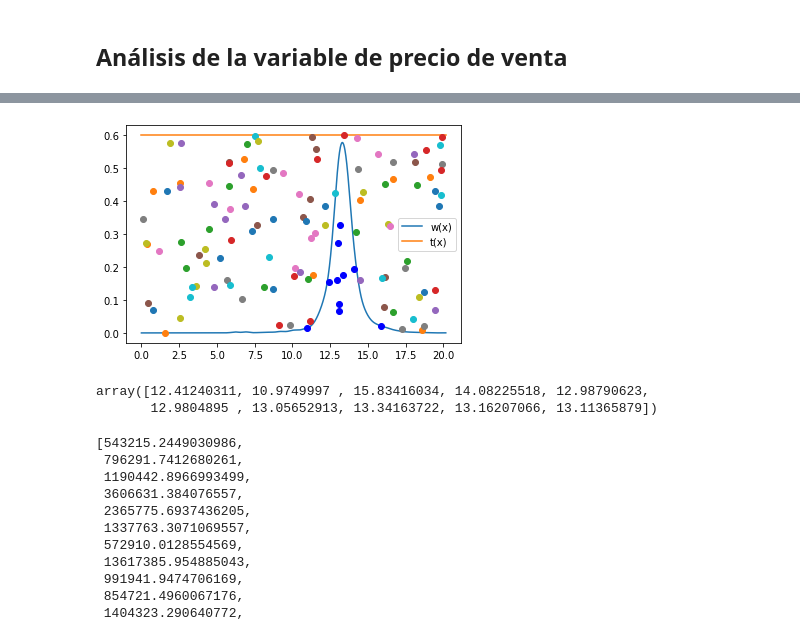
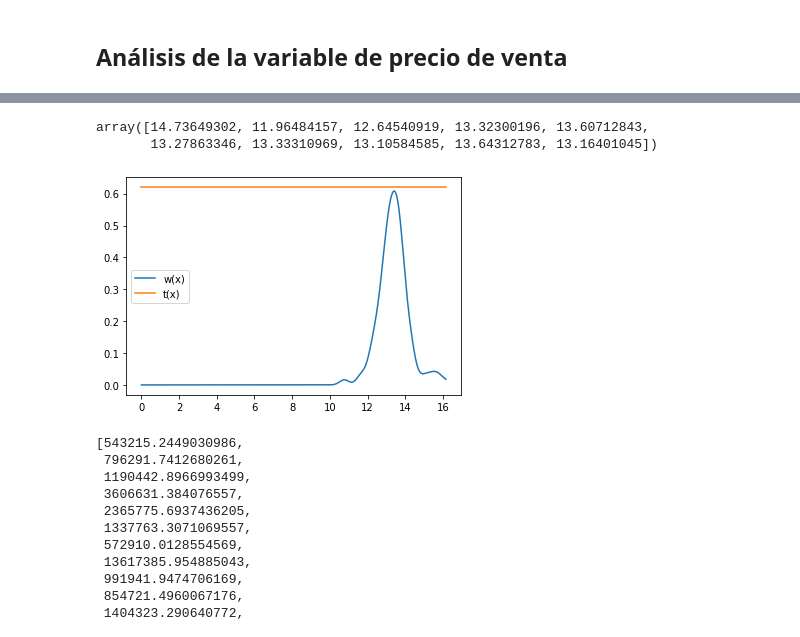
Before and after one commit to danielperhez/Proyecto_PRivera_CPerez, a Jupyter notebook: Proyecto_PRivera_CPerez.ipynb, the cells around one changed output, grey strips where cells are left out. Cells and saved outputs as stored; diff of their text form; code cells hidden in the pictures.

```diff
--- a/Proyecto_PRivera_CPerez.ipynb
+++ b/Proyecto_PRivera_CPerez.ipynb
@@ -177,6 +177,7 @@ data
 v1_data_df = data[['SALE PRICE']]
 v1_data_df = v1_data_df.replace(['0', '1', '10', '100'], np.nan).dropna()
 v1_data_df = v1_data_df.sort_values(by = 'SALE PRICE')
+v1_data_df = v1_data_df.sample(n = 200)
 v1_data_df
 # %% [output]
 |  | SALE PRICE |
@@ -221,5 +232,5 @@ plt.legend(loc = 'best')
 # %%
-y, x, _ = plt.hist(var, bins = 30, density = True, label = 'Datos')
+y, x, _ = plt.hist(v1_data, bins = 30, density = True, label = 'Datos')
 x = x[1:]
 plt.legend(loc = 'best')
 # %% [output]
@@ -305,6 +438,6 @@ def kde_statsmodels_m(x, x_grid, bandwidth=0.2, **kwargs):
                           var_type='c', **kwargs)
     return lambda x: kde.pdf([x]) # Nos regresa la función pdf
 # %%
-xx = np.linspace(0, np.amax(var), 1000)
-f = kde_statsmodels_m(var, xx)
+xx = np.linspace(0, np.amax(v1_data), 1000)
+f = kde_statsmodels_m(v1_data, xx)
 # %%
@@ -379,21 +553,21 @@ def Acep_rechazo_Bestr(N:'número de aleatorias a generar',
 # %%
 #max_f = f(optimize.fmin(lambda x: -f(x), 0, disp=False)) #optimize encuentra máximos y mínimos # fmin de -f(x) es encontrar el max
 
-lineal1 = np.array([0.6])
+lineal1 = np.array([0.62])
 t = lambda x: lineal1  # Graficar la constante
 t_2 = lambda x: lineal1 * np.ones([len(x)])
 
 # Gráficas de las funciones
 plt.plot(xx,f(xx),label='w(x)') # Función f
 plt.plot(xx,t_2(xx),label='t(x)') # Constante
 plt.legend(loc = 'best')
 
-v_a_price = Acep_rechazo(10, 0, np.amax(var), f, t)
+v_a_price = Acep_rechazo(10, 0, np.amax(v1_data), f, t)
 v_a_price
 # %% [output]
+array([14.73649302, 11.96484157, 12.64540919, 13.32300196, 13.60712843,
+       13.27863346, 13.33310969, 13.10584585, 13.64312783, 13.16401045])
-[figure, old version]
+[figure, new version]
-array([12.41240311, 10.9749997 , 15.83416034, 14.08225518, 12.98790623,
-       12.9804895 , 13.05652913, 13.34163722, 13.16207066, 13.11365879])
 # %%
 [np.mean(np.exp(Acep_rechazo(20, 0, np.amax(var), f, t))) for i in range(20)]
 # %% [output]
```
Also changed, not shown: parts of 27 cells of this notebook.
